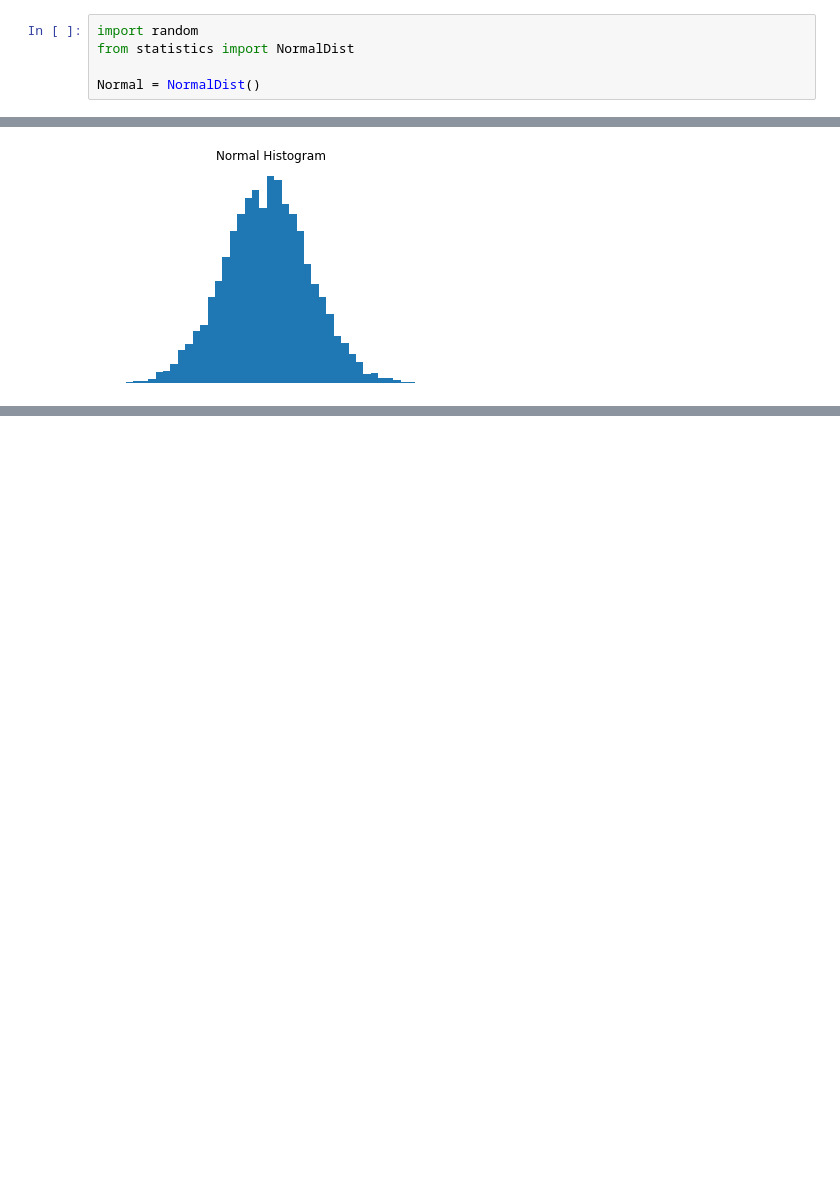
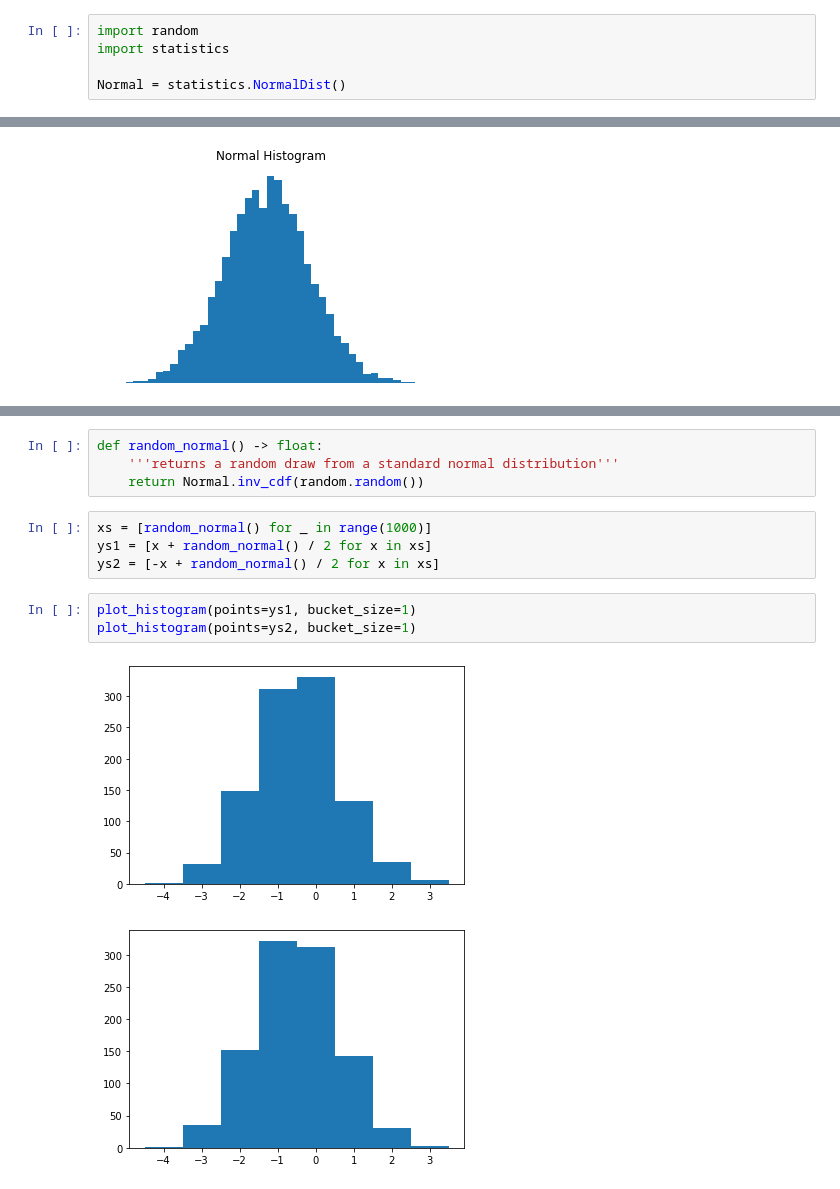
Before and after one commit to lkarjun/data-science-from-scratch, a Jupyter notebook: 10 Working with data/workingwithdata.ipynb, the cells around one changed output, grey strips where cells are left out. Drawn from its saved outputs; the diff is of its cells as text; blank space fills up the shorter version.

```diff
--- a/10 Working with data/workingwithdata.ipynb
+++ b/10 Working with data/workingwithdata.ipynb
@@ -27,9 +28,9 @@ def plot_histogram(points: List[float], bucket_size: float, title: str = ""):
     plt.show()
 # %%
 import random
-from statistics import NormalDist
+import statistics
 
-Normal = NormalDist()
+Normal = statistics.NormalDist()
 # %%
 random.seed(0)
 uniform = [200 * random.random() - 100 for _ in range(10000)]
@@ -44,0 +55,14 @@ plot_histogram(normal, 10, "Normal Histogram")
+# %%
+def random_normal() -> float:
+    '''returns a random draw from a standard normal distribution'''
+    return Normal.inv_cdf(random.random())
+# %%
+xs = [random_normal() for _ in range(1000)]
+ys1 = [x + random_normal() / 2 for x in xs]
+ys2 = [-x + random_normal() / 2 for x in xs]
+# %%
+plot_histogram(points=ys1, bucket_size=1)
+plot_histogram(points=ys2, bucket_size=1)
+# %% [output]
+[figure, added]
+[figure, added]
```
Also changed, not shown: parts of 7 cells of this notebook.
